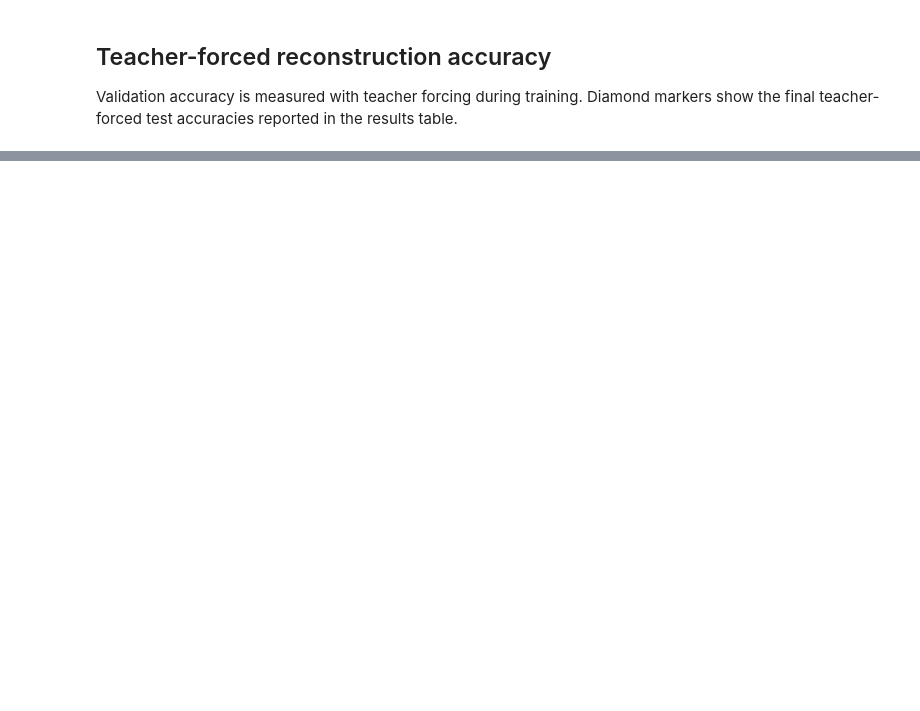
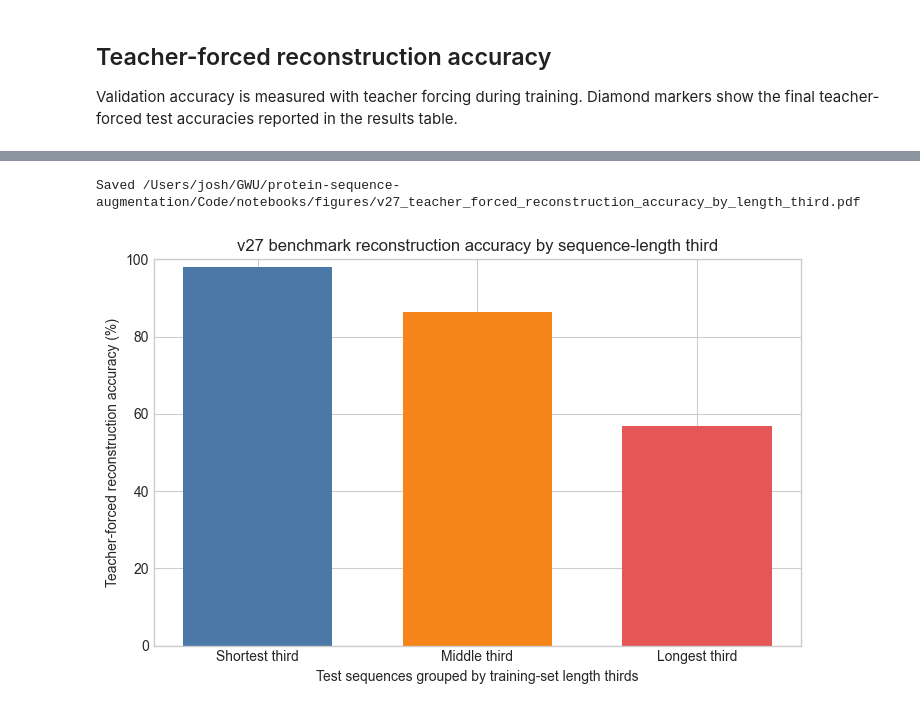
Before and after one commit to Jschechter18/protein-sequence-augmentation, a Jupyter notebook: Code/notebooks/paper_plots.ipynb, the cells around one changed output, grey strips where cells are left out. Saved outputs shown, nothing was run; the diff lists cells and outputs as text; code cells hidden in the pictures; blank space fills up the shorter version.

```diff
--- a/Code/notebooks/paper_plots.ipynb
+++ b/Code/notebooks/paper_plots.ipynb
@@ -182,8 +207,8 @@ third_boundaries = compute_train_length_boundaries(train_loader.dataset, num_bin
 print("Training-derived third boundaries:", third_boundaries)
 
 third_labels = ["Shortest third", "Middle third", "Longest third"]
-v5_bin_rows = []
-v5_model = models["Baseline GRU"]
+v27_bin_rows = []
+v27_model = models["Final AE"]
 
 for bin_number, bin_label in enumerate(third_labels, start=1):
     test_bin_loader = create_dataloader(
@@ -203,7 +228,7 @@ for bin_number, bin_label in enumerate(third_labels, start=1):
             inputs = batch["input_ids"].to(device)
             lengths = batch["length"].to(device)
             targets = batch["target_ids"].to(device)[:, 1:]
-            logits = v5_model(
+            logits = v27_model(
                 inputs, decoder_input_ids=inputs[:, :-1], lengths=lengths
             )
             predictions = logits.argmax(dim=-1)
@@ -212,7 +237,7 @@ for bin_number, bin_label in enumerate(third_labels, start=1):
             evaluated_tokens += int(non_padding.sum())
 
     lower, upper = third_boundaries[bin_number - 1:bin_number + 1]
-    v5_bin_rows.append({
+    v27_bin_rows.append({
         "length_third": bin_label,
         "length_range": (
             f"{int(np.ceil(lower)) if bin_number == 1 else int(np.floor(lower)) + 1}"
@@ -223,5 +248,5 @@ for bin_number, bin_label in enumerate(third_labels, start=1):
         "reconstruction_accuracy": correct_tokens / evaluated_tokens,
     })
 
-v5_thirds = pd.DataFrame(v5_bin_rows)
-display(v5_thirds)
+v27_thirds = pd.DataFrame(v27_bin_rows)
+display(v27_thirds)
@@ -228,26 +263,21 @@ display(v5_thirds)
 # %%
 fig, ax = plt.subplots(figsize=(7.25, 4.75))
 bars = ax.bar(
-    v5_thirds["length_third"],
-    100 * v5_thirds["reconstruction_accuracy"],
+    v27_thirds["length_third"],
+    100 * v27_thirds["reconstruction_accuracy"],
     color=["#4C78A8", "#F58518", "#E45756"],
     width=0.68,
 )
-for bar, row in zip(bars, v5_thirds.itertuples(index=False)):
-    ax.text(
-        bar.get_x() + bar.get_width() / 2,
-        bar.get_height() + 1.0,
-        f"{100 * row.reconstruction_accuracy:.1f}%\n{row.length_range}\n(n={row.n_sequences:,})",
-        ha="center", va="bottom", fontsize=9,
-    )
-
 ax.set_ylabel("Teacher-forced reconstruction accuracy (%)")
-ax.set_title("v5 benchmark reconstruction accuracy by sequence-length third")
+ax.set_title("v27 benchmark reconstruction accuracy by sequence-length third")
 ax.set_ylim(0, 100)
 ax.set_xlabel("Test sequences grouped by training-set length thirds")
 fig.tight_layout()
 
-v5_figure_path = FIGURES_DIR / "v5_teacher_forced_reconstruction_accuracy_by_length_third.pdf"
-fig.savefig(v5_figure_path, format="pdf", bbox_inches="tight")
-print(f"Saved {v5_figure_path}")
+v27_figure_path = FIGURES_DIR / "v27_teacher_forced_reconstruction_accuracy_by_length_third.pdf"
+fig.savefig(v27_figure_path, format="pdf", bbox_inches="tight")
+print(f"Saved {v27_figure_path}")
 plt.show()
+# %% [output]
+Saved /Users/josh/GWU/protein-sequence-augmentation/Code/notebooks/figures/v27_teacher_forced_reconstruction_accuracy_by_length_third.pdf
+[figure, added]
```
Also changed, not shown: parts of 6 cells of this notebook, 2 other files.
